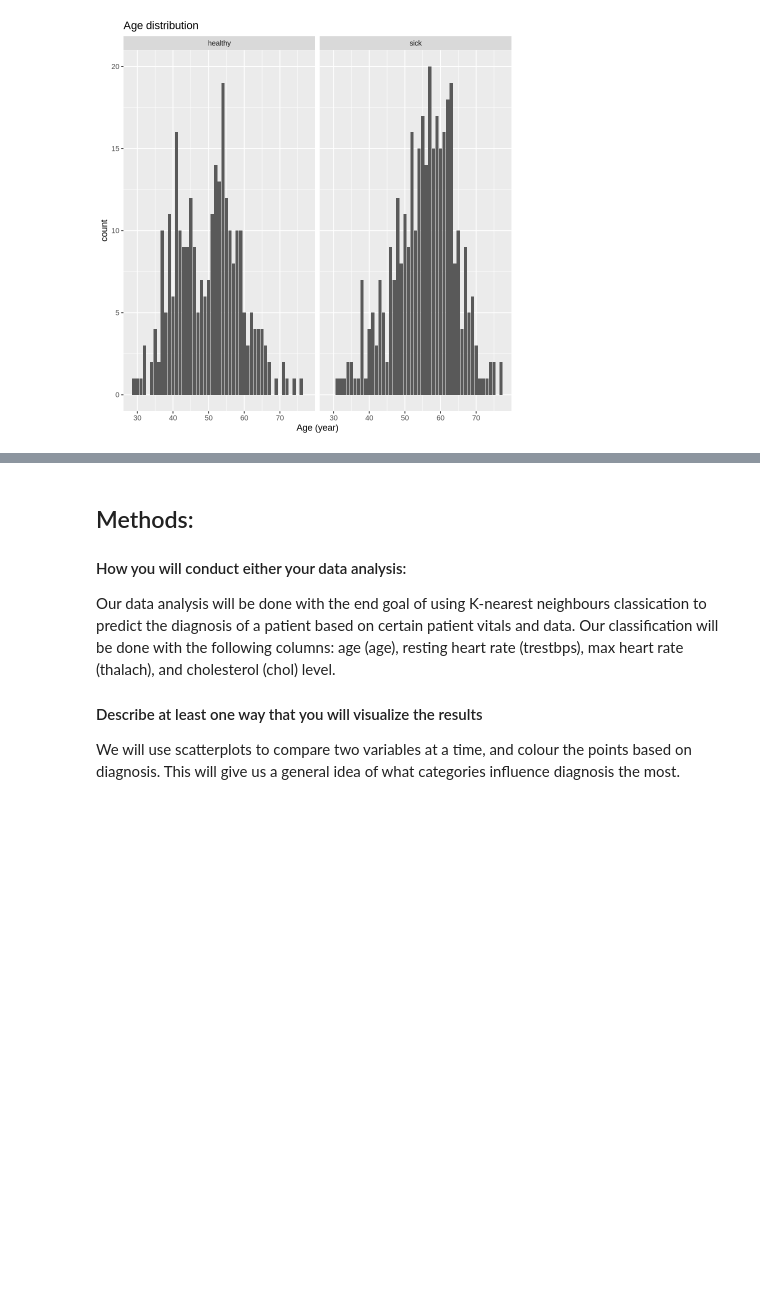
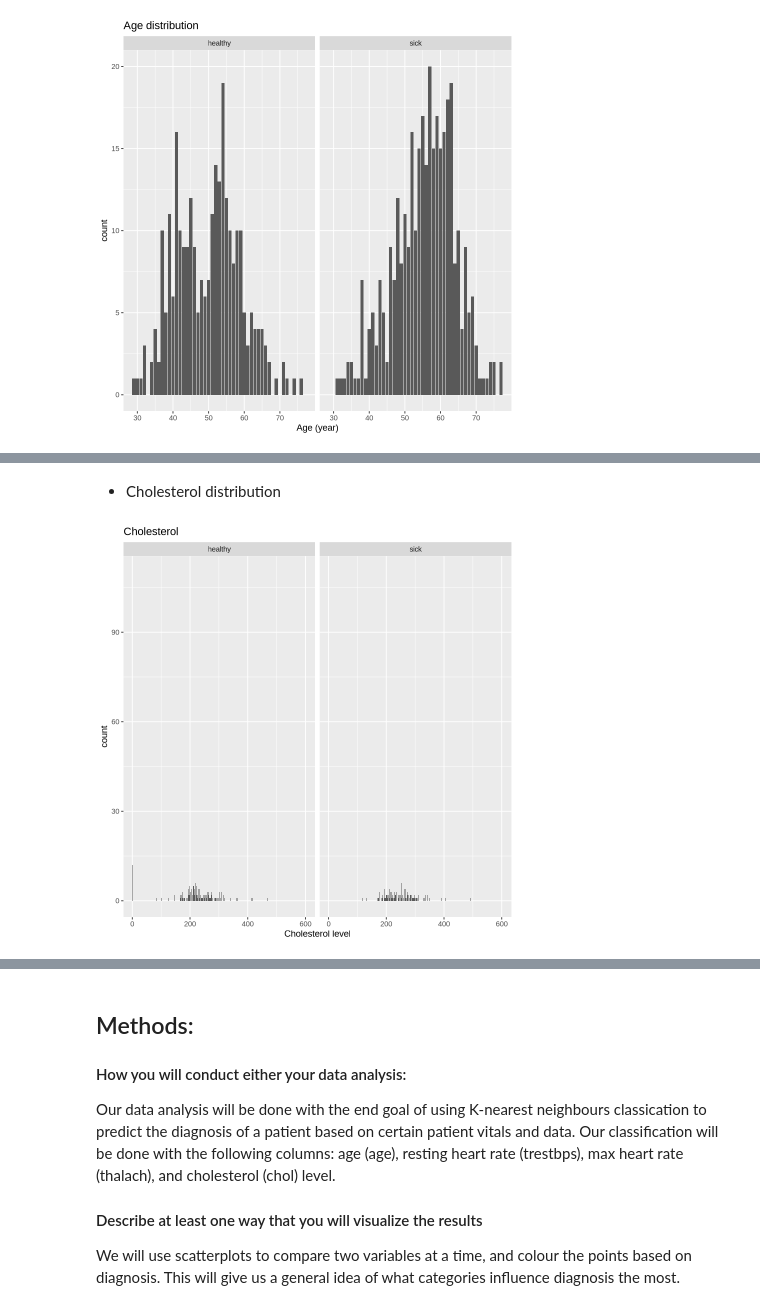
Before and after one commit to charlie-carter/dsci100project, a Jupyter notebook: proposal.ipynb, the cells around one changed output, grey strips where cells are left out. Saved outputs shown, nothing was run; the diff lists cells and outputs as text; code cells hidden in the pictures; blank space fills up the shorter version.

```diff
--- a/proposal.ipynb
+++ b/proposal.ipynb
@@ -167,0 +181,12 @@ ggplot(training_data, aes(x = age)) +
+# %% [markdown]
+- Cholesterol distribution
+# %%
+chol_plot <- ggplot(training_data, aes(x = chol)) +
+    geom_bar() +
+    facet_grid(cols = vars(diagnosis)) +
+    ggtitle("Cholesterol") +
+    xlab("Cholesterol level")
+
+chol_plot
+# %% [output]
+[figure, added]
```
Also changed, not shown: parts of 12 cells of this notebook.
